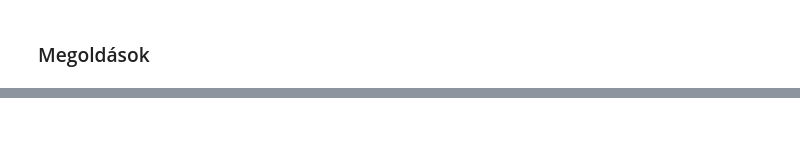
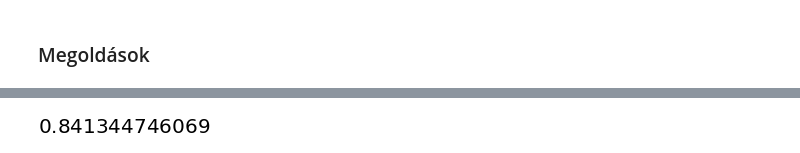
Before and after one commit to wesszabo/probability, a Jupyter notebook: Valszám feladatok vegyészeknek A3c (gyakorlat).ipynb, the cells around one changed output, grey strips where cells are left out. Saved outputs shown, nothing was run; the diff lists cells and outputs as text; code cells hidden in the pictures; blank space fills up the shorter version.

```diff
--- a/Valszám feladatok vegyészeknek A3c (gyakorlat).ipynb
+++ b/Valszám feladatok vegyészeknek A3c (gyakorlat).ipynb
@@ -2221,6 +2274,10 @@ HTML('<iframe src="https://drive.google.com/file/d/1WEfGLCRE6eLskW6XSO9BcFPHk0my
     </li>
 </ol>
 </div>
+# %%
+1-Phi(-1)
+# %% [output]
+[figure, added]
 # %%
 HTML('<iframe src="https://drive.google.com/file/d/1cNYdx1dAfeD6u_2VjvbTmPgloHlMkxbX/preview" width="850" height="450"></iframe>')
 # %% [output]
```
Also changed, not shown: parts of 2 cells of this notebook.
